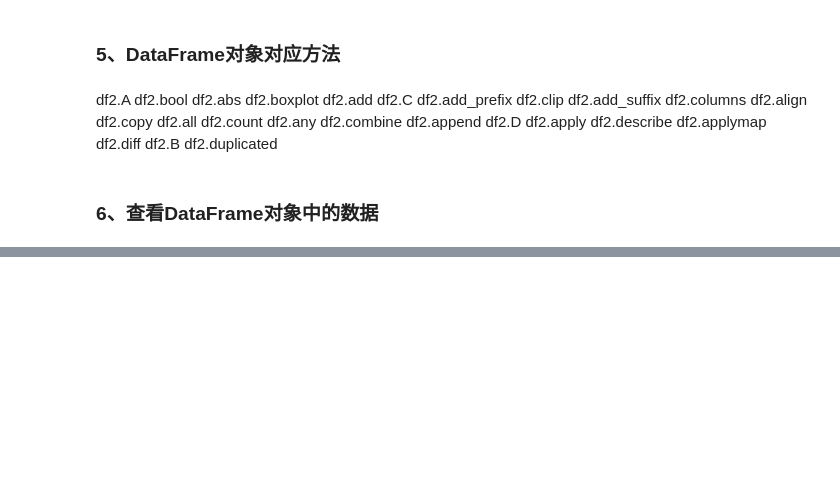
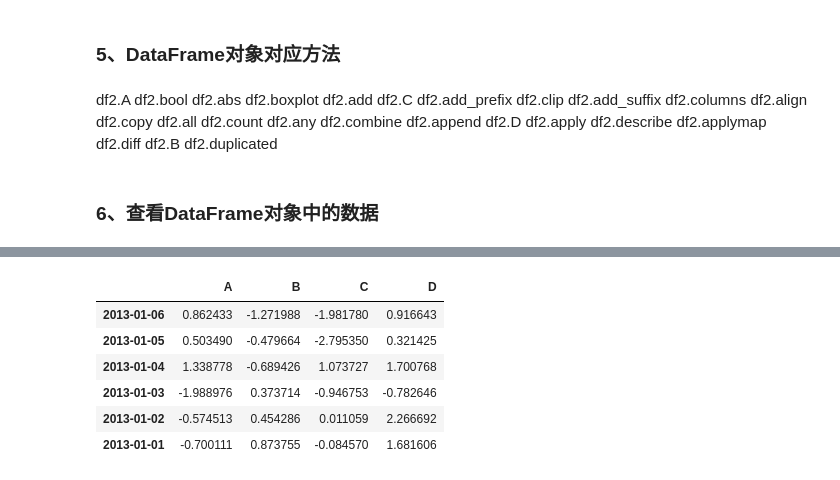
Before and after one commit to ingwant/Python-Pandas-Learn, a Jupyter notebook: Pandas-Learn.ipynb, the cells around one changed output, grey strips where cells are left out. Cells and saved outputs as stored; diff of their text form; code cells hidden in the pictures; blank space fills up the shorter version.

```diff
--- a/Pandas-Learn.ipynb
+++ b/Pandas-Learn.ipynb
@@ -159,0 +218,11 @@ Index(['A', 'B', 'C', 'D'], dtype='object')
+# %%
+# 根据axis=0（索引）排序
+df.sort_index(axis=0, ascending=False)
+# %% [output]
+|  | A | B | C | D |
+| 2013-01-06 | 0.862433 | -1.271988 | -1.981780 | 0.916643 |
+| 2013-01-05 | 0.503490 | -0.479664 | -2.795350 | 0.321425 |
+| 2013-01-04 | 1.338778 | -0.689426 | 1.073727 | 1.700768 |
+| 2013-01-03 | -1.988976 | 0.373714 | -0.946753 | -0.782646 |
+| 2013-01-02 | -0.574513 | 0.454286 | 0.011059 | 2.266692 |
+| 2013-01-01 | -0.700111 | 0.873755 | -0.084570 | 1.681606 |
```
Also changed, not shown: parts of 33 cells of this notebook.
